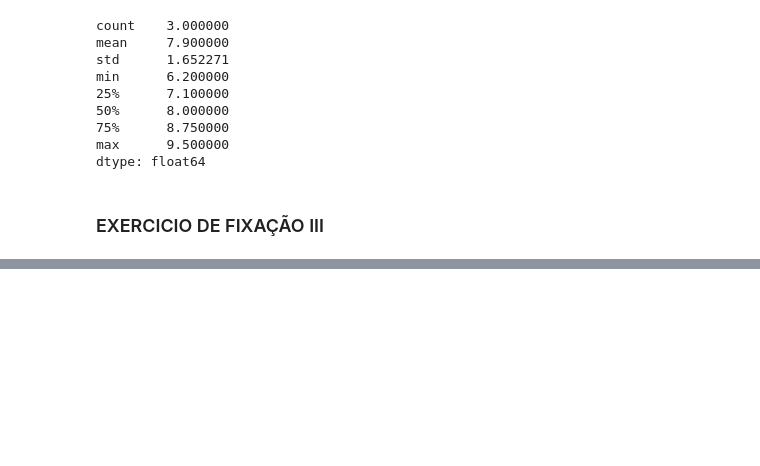
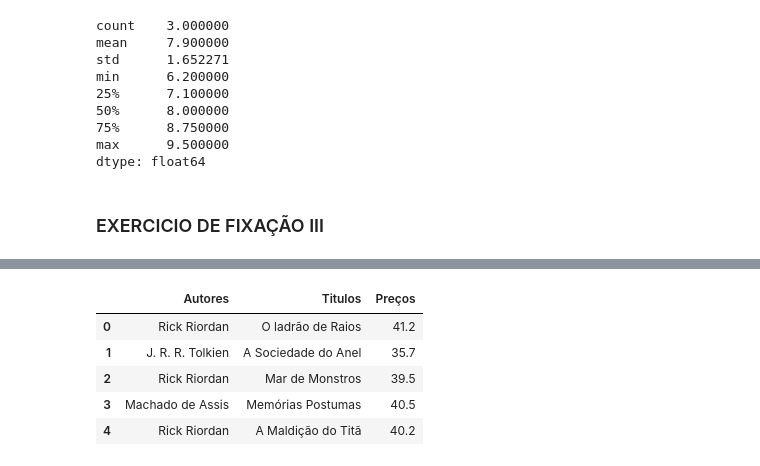
Before and after one commit to marcossvianna/santandercoder2024, a Jupyter notebook: Introducao_a_ Data_ Science.ipynb, the cells around one changed output, grey strips where cells are left out. Drawn from its saved outputs; the diff is of its cells as text; code cells hidden in the pictures; blank space fills up the shorter version.

```diff
--- a/Introducao_a_ Data_ Science.ipynb
+++ b/Introducao_a_ Data_ Science.ipynb
@@ -247,0 +305,9 @@ dtype: float64
+# %%
+df
+# %% [output]
+|  | Autores | Titulos | Preços |
+| 0 | Rick Riordan | O ladrão de Raios | 41.2 |
+| 1 | J. R. R. Tolkien | A Sociedade do Anel | 35.7 |
+| 2 | Rick Riordan | Mar de Monstros | 39.5 |
+| 3 | Machado de Assis | Memórias Postumas | 40.5 |
+| 4 | Rick Riordan | A Maldição do Titã | 40.2 |
```
Also changed, not shown: parts of 32 cells of this notebook, 1 other file.
